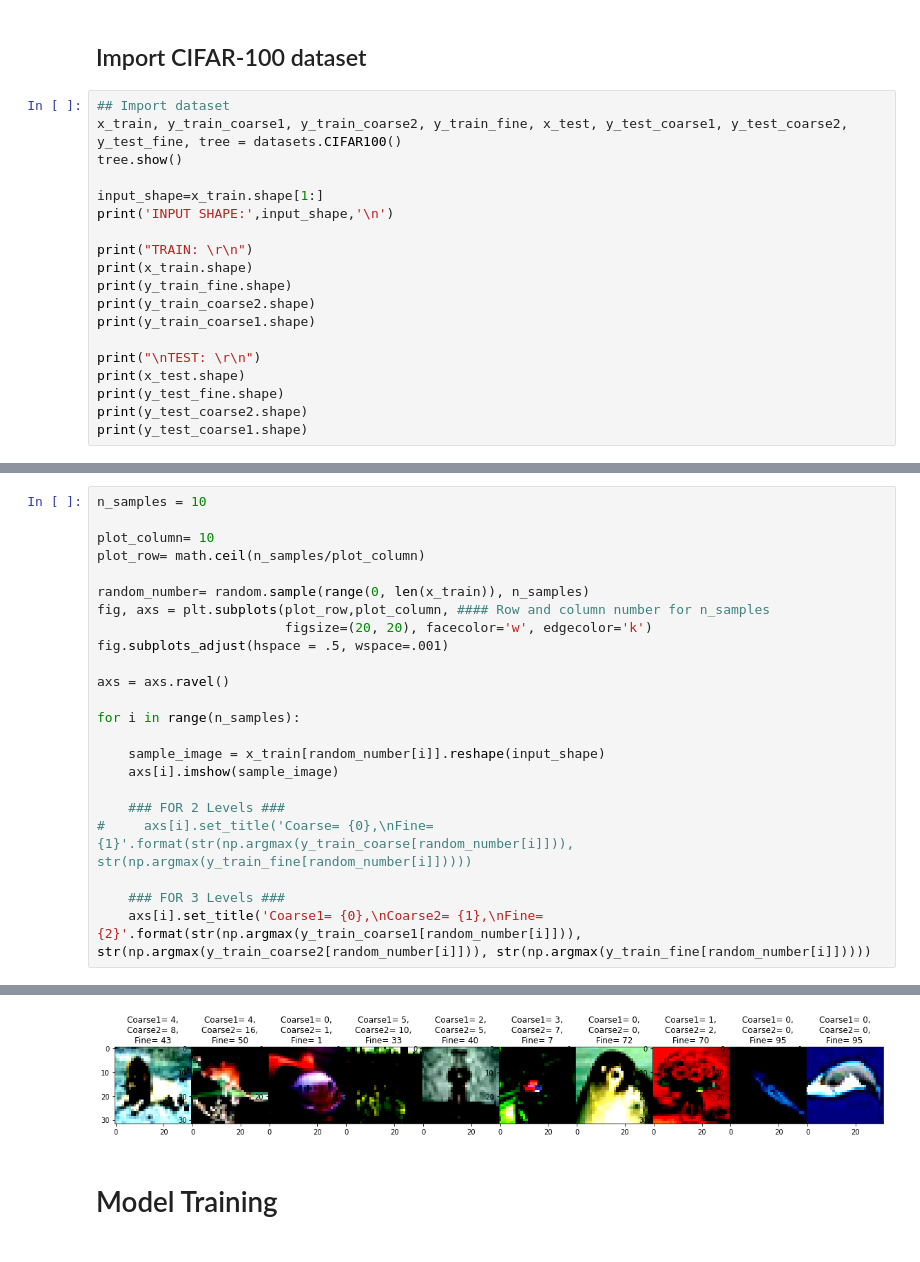
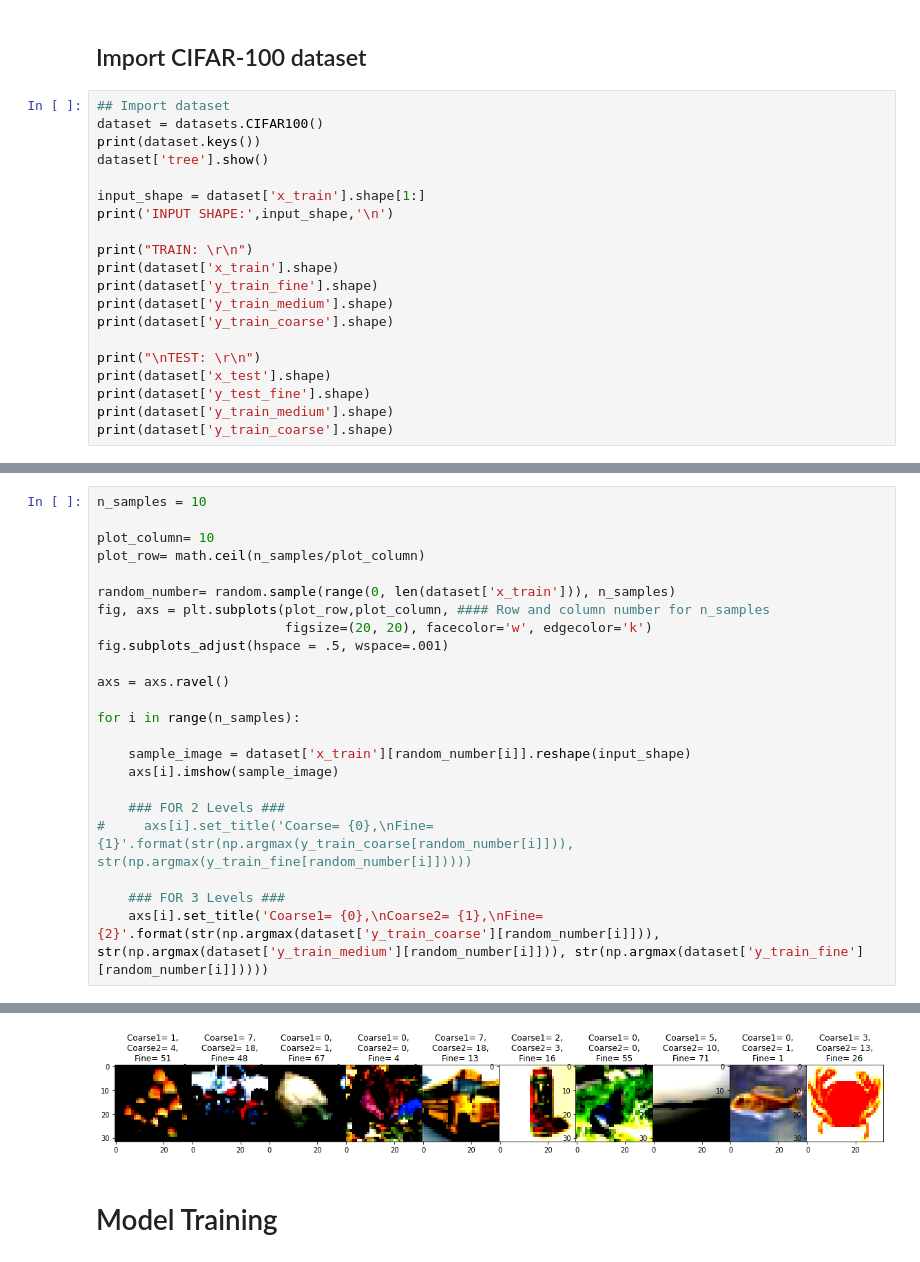
Before and after one commit to tasrif-khondaker/H-CapsNet, a Jupyter notebook: H-CapsNet.ipynb, the cells around one changed output, grey strips where cells are left out. Saved outputs shown, nothing was run; the diff lists cells and outputs as text.

```diff
--- a/H-CapsNet.ipynb
+++ b/H-CapsNet.ipynb
@@ -213,21 +273,22 @@ print(y_test_coarse1.shape)
 ## Import CIFAR-100 dataset
 # %%
 ## Import dataset
-x_train, y_train_coarse1, y_train_coarse2, y_train_fine, x_test, y_test_coarse1, y_test_coarse2, y_test_fine, tree = datasets.CIFAR100()
-tree.show()
+dataset = datasets.CIFAR100()
+print(dataset.keys())
+dataset['tree'].show()
 
-input_shape=x_train.shape[1:]
+input_shape = dataset['x_train'].shape[1:]
 print('INPUT SHAPE:',input_shape,'\n')
 
 print("TRAIN: \r\n")
-print(x_train.shape)
-print(y_train_fine.shape)
-print(y_train_coarse2.shape)
-print(y_train_coarse1.shape)
+print(dataset['x_train'].shape)
+print(dataset['y_train_fine'].shape)
+print(dataset['y_train_medium'].shape)
+print(dataset['y_train_coarse'].shape)
 
 print("\nTEST: \r\n")
-print(x_test.shape)
-print(y_test_fine.shape)
-print(y_test_coarse2.shape)
-print(y_test_coarse1.shape)
+print(dataset['x_test'].shape)
+print(dataset['y_test_fine'].shape)
+print(dataset['y_train_medium'].shape)
+print(dataset['y_train_coarse'].shape)
 # %% [output]
@@ -253,37 +313,37 @@ AttributeError: 'str' object has no attribute 'shape'
 n_samples = 10
 
 plot_column= 10
 plot_row= math.ceil(n_samples/plot_column)
 
-random_number= random.sample(range(0, len(x_train)), n_samples)
+random_number= random.sample(range(0, len(dataset['x_train'])), n_samples)
 fig, axs = plt.subplots(plot_row,plot_column, #### Row and column number for n_samples
                         figsize=(20, 20), facecolor='w', edgecolor='k')
 fig.subplots_adjust(hspace = .5, wspace=.001)
 
 axs = axs.ravel()
 
 for i in range(n_samples):
 
-    sample_image = x_train[random_number[i]].reshape(input_shape)
+    sample_image = dataset['x_train'][random_number[i]].reshape(input_shape)
     axs[i].imshow(sample_image)
 
     ### FOR 2 Levels ###
 #     axs[i].set_title('Coarse= {0},\nFine= {1}'.format(str(np.argmax(y_train_coarse[random_number[i]])), str(np.argmax(y_train_fine[random_number[i]]))))
 
     ### FOR 3 Levels ###
-    axs[i].set_title('Coarse1= {0},\nCoarse2= {1},\nFine= {2}'.format(str(np.argmax(y_train_coarse1[random_number[i]])), str(np.argmax(y_train_coarse2[random_number[i]])), str(np.argmax(y_train_fine[random_number[i]]))))
+    axs[i].set_title('Coarse1= {0},\nCoarse2= {1},\nFine= {2}'.format(str(np.argmax(dataset['y_train_coarse'][random_number[i]])), str(np.argmax(dataset['y_train_medium'][random_number[i]])), str(np.argmax(dataset['y_train_fine'][random_number[i]]))))
 # %% [output]
 Clipping input data to the valid range for imshow with RGB data ([0..1] for floats or [0..255] for integers).
 Clipping input data to the valid range for imshow with RGB data ([0..1] for floats or [0..255] for integers).
 Clipping input data to the valid range for imshow with RGB data ([0..1] for floats or [0..255] for integers).
 Clipping input data to the valid range for imshow with RGB data ([0..1] for floats or [0..255] for integers).
 Clipping input data to the valid range for imshow with RGB data ([0..1] for floats or [0..255] for integers).
 Clipping input data to the valid range for imshow with RGB data ([0..1] for floats or [0..255] for integers).
 Clipping input data to the valid range for imshow with RGB data ([0..1] for floats or [0..255] for integers).
 Clipping input data to the valid range for imshow with RGB data ([0..1] for floats or [0..255] for integers).
 Clipping input data to the valid range for imshow with RGB data ([0..1] for floats or [0..255] for integers).
 Clipping input data to the valid range for imshow with RGB data ([0..1] for floats or [0..255] for integers).
-[figure, old version]
+[figure, new version]
 # %% [markdown]
 # Model Training
 # %% [markdown]
```
Also changed, not shown: parts of 14 cells of this notebook, 2 other files.
